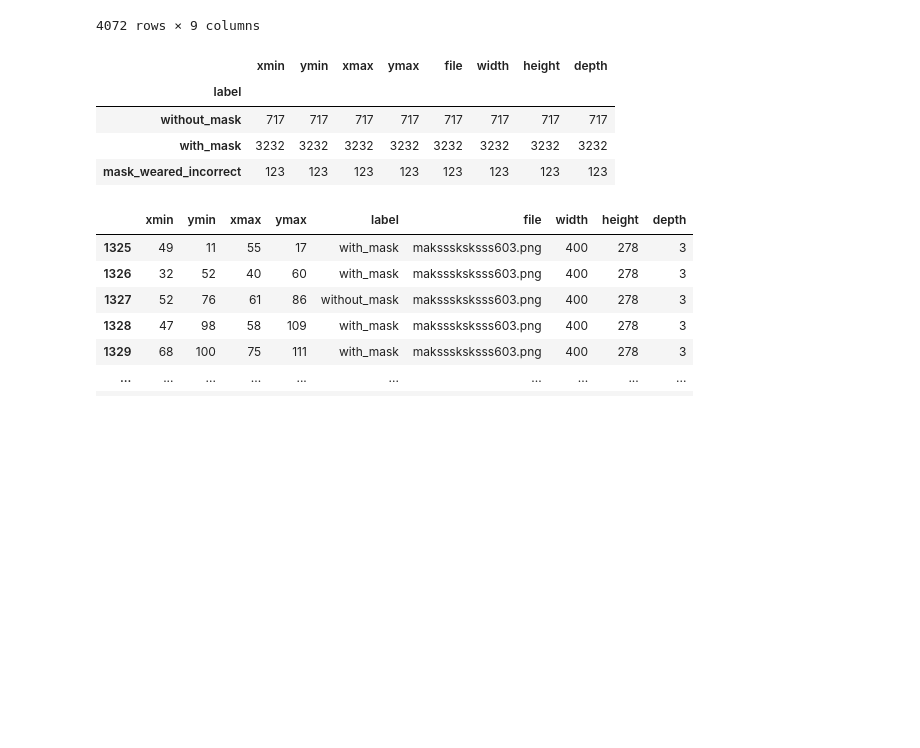
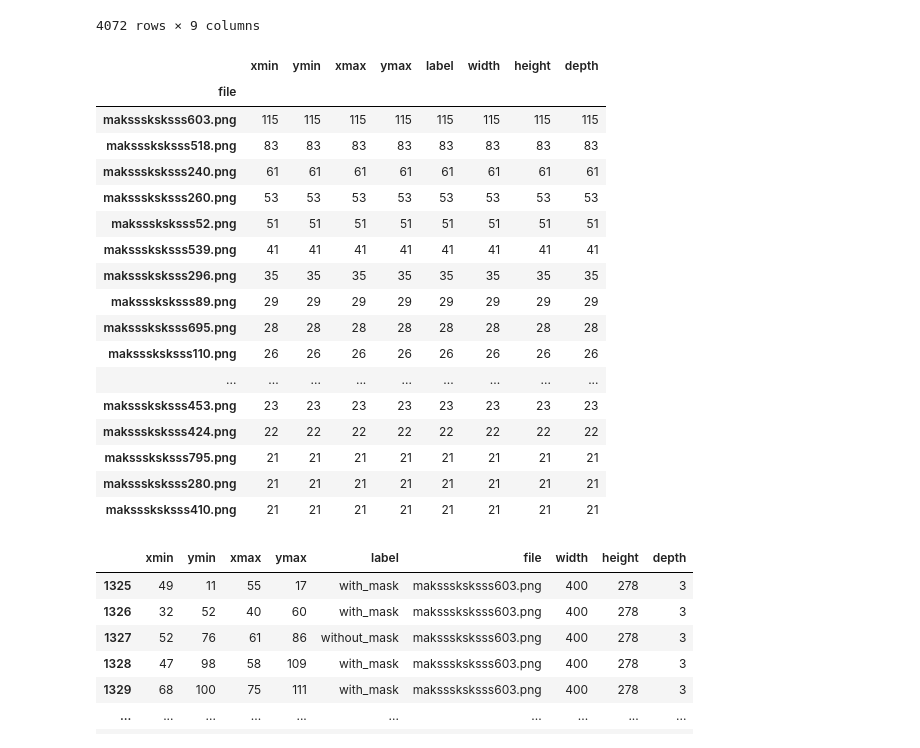
Before and after one commit to mlukan/GDA3B2021, a Jupyter notebook: ProjectFaceMask/facemask_SVM_CNN.ipynb, the cells around one changed output. Drawn from its saved outputs; the diff is of its cells as text; code cells hidden in the pictures; blank space fills up the shorter version.

```diff
--- a/ProjectFaceMask/facemask_SVM_CNN.ipynb
+++ b/ProjectFaceMask/facemask_SVM_CNN.ipynb
@@ -88,13 +88,26 @@ annotdf
 | 4071 | 92 | 233 | 151 | 338 | with_mask | maksssksksss630.png | 301 | 400 | 3 |
 4072 rows × 9 columns
 # %%
-annotdf.groupby(by='label').count().sort_values(by='label',ascending=False)
+annotdf.groupby(by='file').count().sort_values(by='label',ascending=False)[:20]
 # %% [output]
-|  | xmin | ymin | xmax | ymax | file | width | height | depth |
-| label |  |  |  |  |  |  |  |  |
-| without_mask | 717 | 717 | 717 | 717 | 717 | 717 | 717 | 717 |
-| with_mask | 3232 | 3232 | 3232 | 3232 | 3232 | 3232 | 3232 | 3232 |
-| mask_weared_incorrect | 123 | 123 | 123 | 123 | 123 | 123 | 123 | 123 |
+|  | xmin | ymin | xmax | ymax | label | width | height | depth |
+| file |  |  |  |  |  |  |  |  |
+| maksssksksss603.png | 115 | 115 | 115 | 115 | 115 | 115 | 115 | 115 |
+| maksssksksss518.png | 83 | 83 | 83 | 83 | 83 | 83 | 83 | 83 |
+| maksssksksss240.png | 61 | 61 | 61 | 61 | 61 | 61 | 61 | 61 |
+| maksssksksss260.png | 53 | 53 | 53 | 53 | 53 | 53 | 53 | 53 |
+| maksssksksss52.png | 51 | 51 | 51 | 51 | 51 | 51 | 51 | 51 |
+| maksssksksss539.png | 41 | 41 | 41 | 41 | 41 | 41 | 41 | 41 |
+| maksssksksss296.png | 35 | 35 | 35 | 35 | 35 | 35 | 35 | 35 |
+| maksssksksss89.png | 29 | 29 | 29 | 29 | 29 | 29 | 29 | 29 |
+| maksssksksss695.png | 28 | 28 | 28 | 28 | 28 | 28 | 28 | 28 |
+| maksssksksss110.png | 26 | 26 | 26 | 26 | 26 | 26 | 26 | 26 |
+| ... | ... | ... | ... | ... | ... | ... | ... | ... |
+| maksssksksss453.png | 23 | 23 | 23 | 23 | 23 | 23 | 23 | 23 |
+| maksssksksss424.png | 22 | 22 | 22 | 22 | 22 | 22 | 22 | 22 |
+| maksssksksss795.png | 21 | 21 | 21 | 21 | 21 | 21 | 21 | 21 |
+| maksssksksss280.png | 21 | 21 | 21 | 21 | 21 | 21 | 21 | 21 |
+| maksssksksss410.png | 21 | 21 | 21 | 21 | 21 | 21 | 21 | 21 |
 # %%
 annotdf[annotdf['file']=='maksssksksss603.png']
 # %% [output]
```
Also changed, not shown: parts of 22 cells of this notebook, 2 other files.
